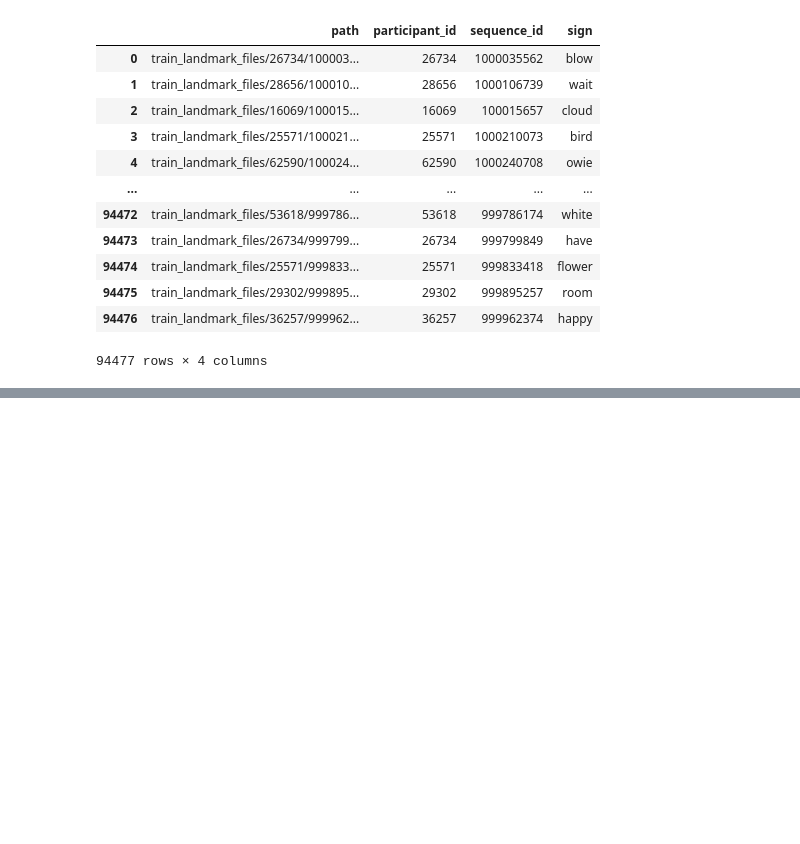
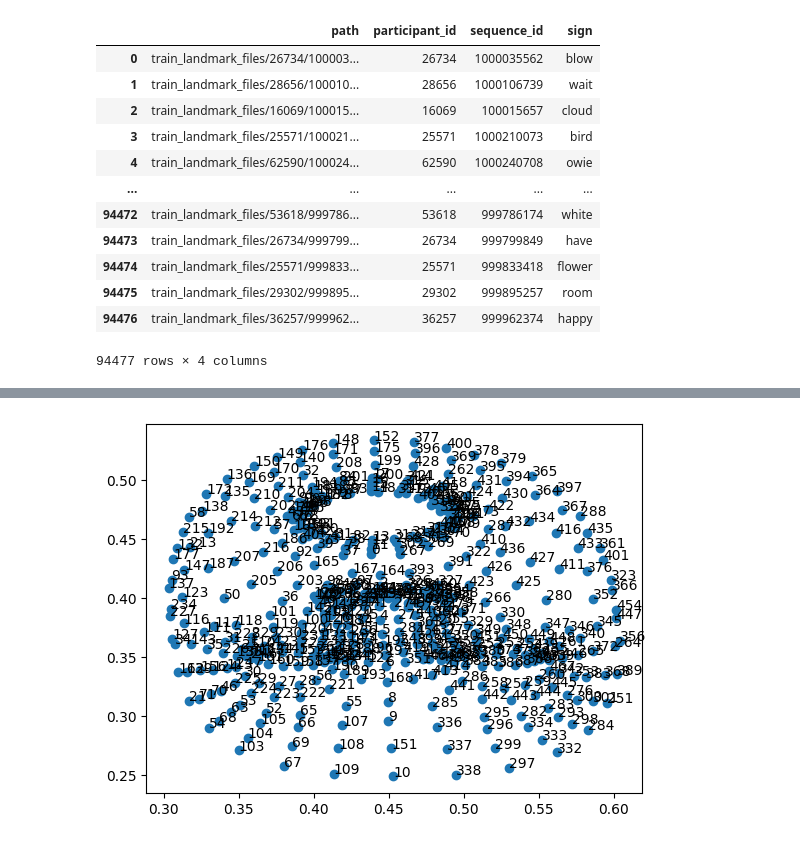
Before and after one commit to MeowchineLearning/popsign-meow, a Jupyter notebook: notebooks/GettingStarted.ipynb, the cells around one changed output, grey strips where cells are left out. Saved outputs shown, nothing was run; the diff lists cells and outputs as text; code cells hidden in the pictures; blank space fills up the shorter version.

```diff
--- a/notebooks/GettingStarted.ipynb
+++ b/notebooks/GettingStarted.ipynb
@@ -68,0 +164,6 @@ signs
+# %%
+plt.scatter(test_face_plot.x, test_face_plot.y)
+for i, txt in enumerate(test_face_plot.landmark_index):
+    plt.annotate(txt, (test_face_plot.x.iloc[i], test_face_plot.y.iloc[i]))
+# %% [output]
+[figure, added]
```
Also changed, not shown: parts of 23 cells of this notebook, 3 other files.
